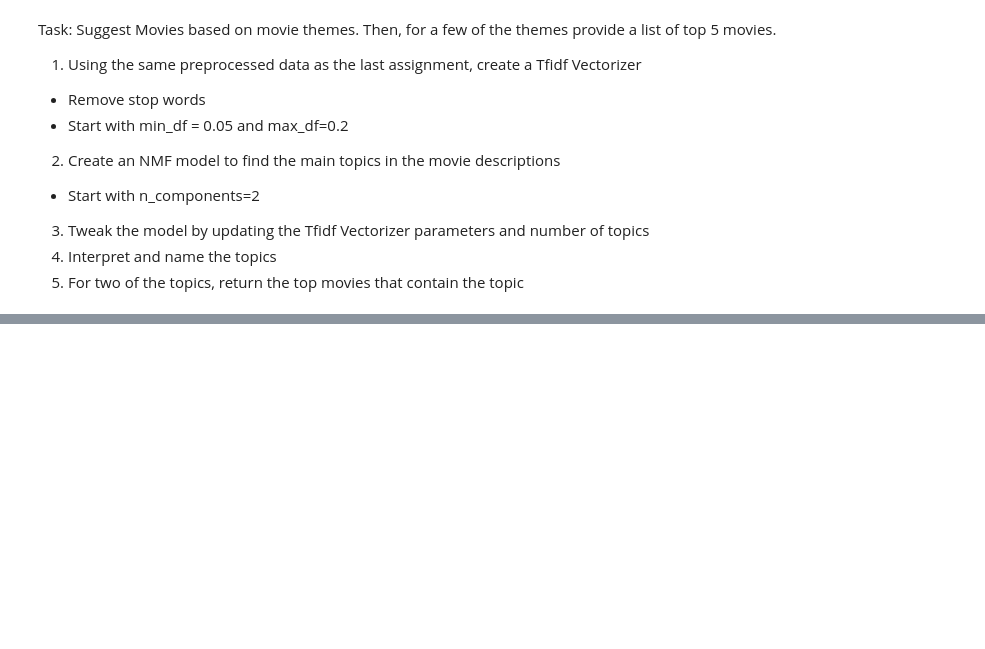
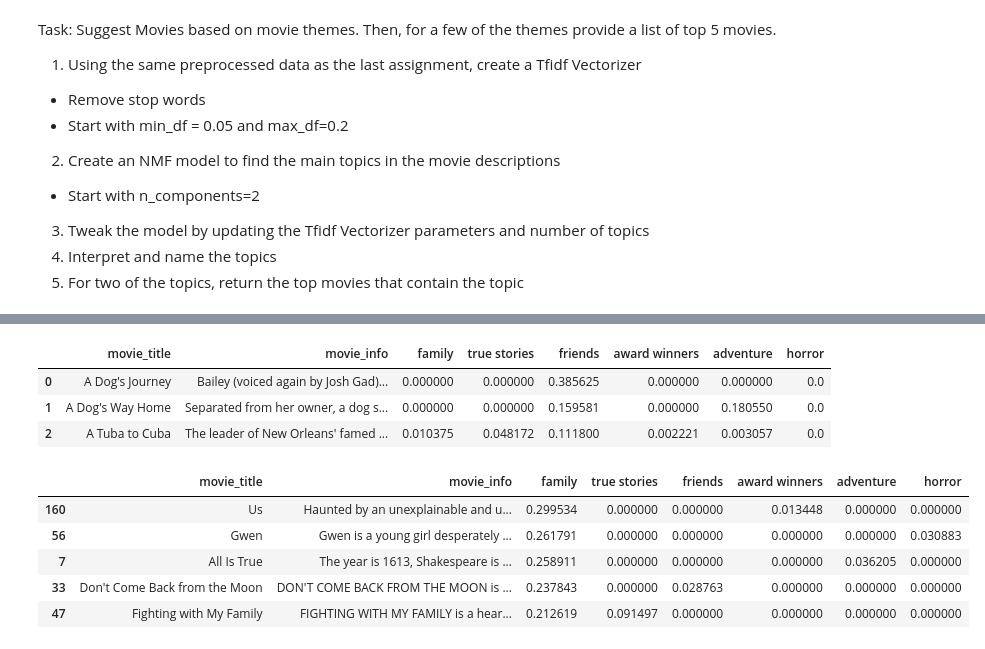
Before and after one commit to sulabola/NLP_in_Python, a Jupyter notebook: Chapter 3 - NLP with Machine Learning.ipynb, the cells around one changed output, grey strips where cells are left out. Drawn from its saved outputs; the diff is of its cells as text; code cells hidden in the pictures; blank space fills up the shorter version.

```diff
--- a/Chapter 3 - NLP with Machine Learning.ipynb
+++ b/Chapter 3 - NLP with Machine Learning.ipynb
@@ -1236,0 +1303,19 @@ Task: Suggest Movies based on movie themes. Then, for a few of the themes provid
+# %%
+movies_topics = pd.concat([df[['movie_title','movie_info']], doc_topics], axis=1)
+movies_topics.head(3)
+# %% [output]
+|  | movie_title | movie_info | family | true stories | friends | award winners | adventure | horror |
+| 0 | A Dog's Journey | Bailey (voiced again by Josh Gad)... | 0.000000 | 0.000000 | 0.385625 | 0.000000 | 0.000000 | 0.0 |
+| 1 | A Dog's Way Home | Separated from her owner, a dog s... | 0.000000 | 0.000000 | 0.159581 | 0.000000 | 0.180550 | 0.0 |
+| 2 | A Tuba to Cuba | The leader of New Orleans' famed ... | 0.010375 | 0.048172 | 0.111800 | 0.002221 | 0.003057 | 0.0 |
+# %%
+movies_topics.sort_values(by='family', ascending=False).head()
+
+### Note: The top family move seems to be a horror movie.So, we can some more fine tuning here. However, it is still about a family.
+# %% [output]
+|  | movie_title | movie_info | family | true stories | friends | award winners | adventure | horror |
+| 160 | Us | Haunted by an unexplainable and u... | 0.299534 | 0.000000 | 0.000000 | 0.013448 | 0.000000 | 0.000000 |
+| 56 | Gwen | Gwen is a young girl desperately ... | 0.261791 | 0.000000 | 0.000000 | 0.000000 | 0.000000 | 0.030883 |
+| 7 | All Is True | The year is 1613, Shakespeare is ... | 0.258911 | 0.000000 | 0.000000 | 0.000000 | 0.036205 | 0.000000 |
+| 33 | Don't Come Back from the Moon | DON'T COME BACK FROM THE MOON is ... | 0.237843 | 0.000000 | 0.028763 | 0.000000 | 0.000000 | 0.000000 |
+| 47 | Fighting with My Family | FIGHTING WITH MY FAMILY is a hear... | 0.212619 | 0.091497 | 0.000000 | 0.000000 | 0.000000 | 0.000000 |
```
Also changed, not shown: parts of 12 cells of this notebook.
